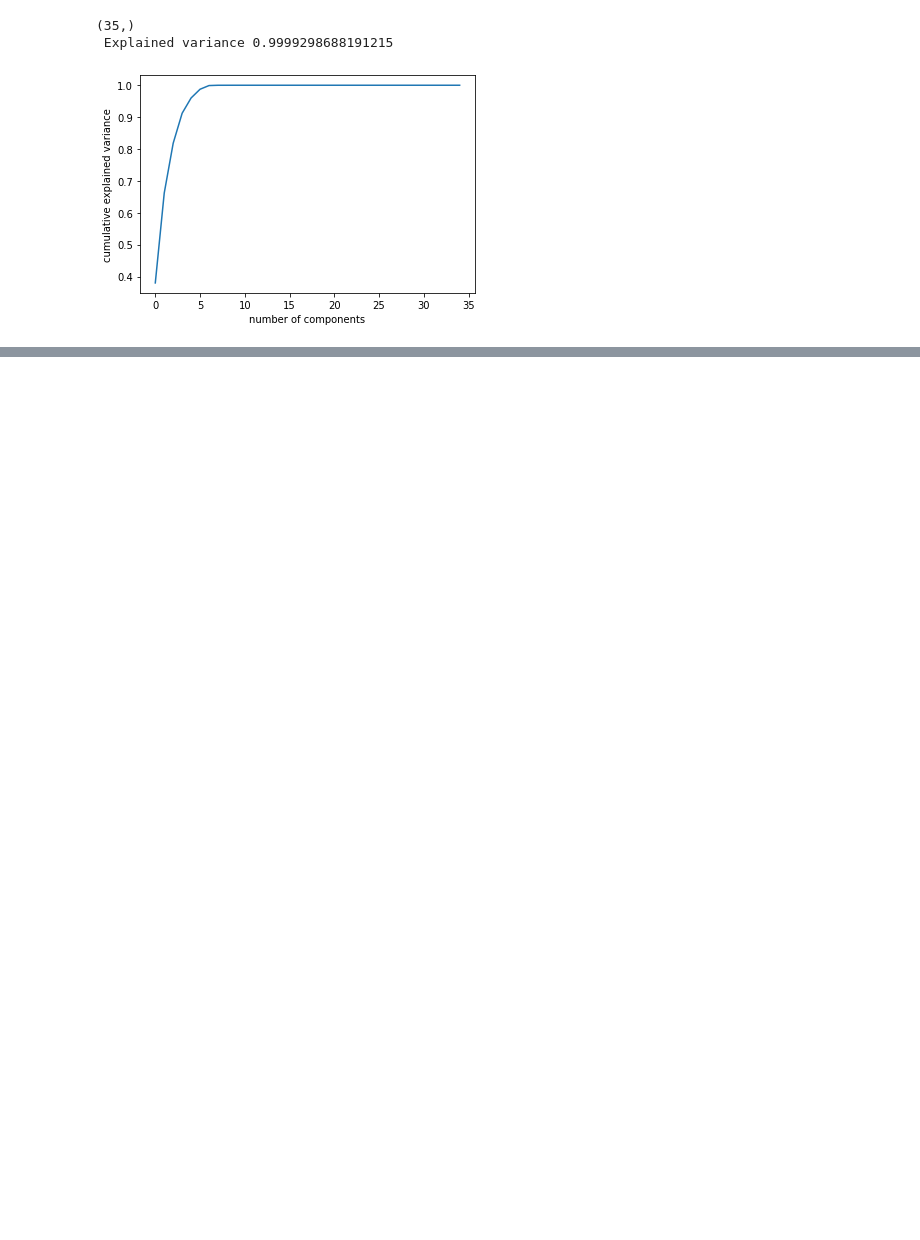
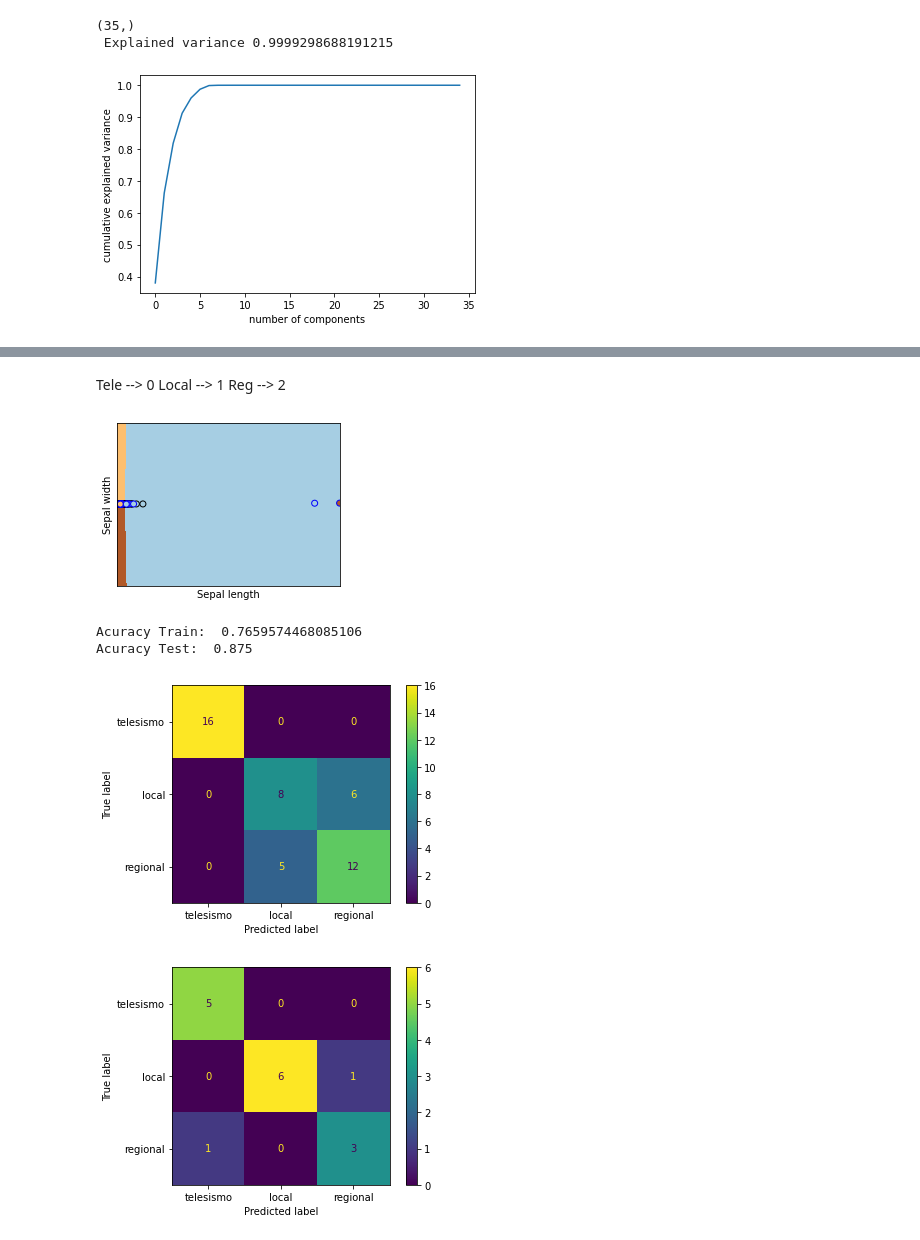
Before and after one commit to MyFirstVlog/miniProyecto-2-ts3, a Jupyter notebook: MiniProyecto2.ipynb, the cells around one changed output, grey strips where cells are left out. Saved outputs shown, nothing was run; the diff lists cells and outputs as text; code cells hidden in the pictures; blank space fills up the shorter version.

```diff
--- a/MiniProyecto2.ipynb
+++ b/MiniProyecto2.ipynb
@@ -77,0 +95,78 @@ plt.colorbar();
+# %% [markdown]
+Tele --> 0
+Local --> 1
+Reg --> 2
+# %%
+from sklearn.utils.validation import check_random_state
+import numpy as np
+import matplotlib.pyplot as plt
+from sklearn.linear_model import LogisticRegression
+from sklearn.model_selection import train_test_split
+from sklearn import datasets
+
+# importemos algunos datos
+X = dataSismo[:, 2:4]  # Tomemos como ejemplo las primeras dos dimensiones.
+Y = Tags
+
+# Dividimos el conjunto de datos en Entrenamiento y Test
+X_train, X_test, y_train, y_test = train_test_split(X, Y, random_state = 123)
+
+
+# Creamos un modelo de Regresión Logística para Clasificación y entrenamos los datos
+logreg = LogisticRegression(C=1e5)
+logreg.fit(X_train, y_train)
+
+# Graficamos la superficie de decisión. Para ellos, asignaremos a cada color
+# un punto en la malla [x_min, x_max]x[y_min, y_max].
+x_min, x_max = X[:, 0].min() - .5, X[:, 0].max() + .5
+y_min, y_max = X[:, 1].min() - .5, X[:, 1].max() + .5
+h = .02  # tamaño del paso en la malla
+xx, yy = np.meshgrid(np.arange(x_min, x_max, h), np.arange(y_min, y_max, h))
+Z = logreg.predict(np.c_[xx.ravel(), yy.ravel()])
+
+# Se grafican los resultados en regioes de colores
+Z = Z.reshape(xx.shape)
+plt.figure(1, figsize=(4, 3))
+plt.pcolormesh(xx, yy, Z, cmap=plt.cm.Paired)
+
+# Se grafican también los datos de entrenamiento
+plt.scatter(X_train[:, 0], X_train[:, 1], c=y_train, edgecolors='k', cmap=plt.cm.Paired)
+plt.scatter(X_test[:, 0], X_test[:, 1], c=y_test, edgecolors='b', cmap=plt.cm.Paired)
+plt.xlabel('Sepal length')
+plt.ylabel('Sepal width')
+
+plt.xlim(xx.min(), xx.max())
+plt.ylim(yy.min(), yy.max())
+plt.xticks(())
+plt.yticks(())
+
+plt.show()
+
+
+# Luego evaluamos el desempeño del clasificador tanto en entrenamiento cómo en test
+from sklearn.metrics import accuracy_score, confusion_matrix, ConfusionMatrixDisplay
+
+Acc_train = accuracy_score(y_train, logreg.predict(X_train))
+cMat_train = confusion_matrix(y_train, logreg.predict(X_train))
+
+Acc_test = accuracy_score(y_test, logreg.predict(X_test))
+cMat_test = confusion_matrix(y_test, logreg.predict(X_test))
+
+
+print('Acuracy Train: ',Acc_train)
+print('Acuracy Test: ',Acc_test)
+
+ax1 = ConfusionMatrixDisplay(cMat_train, display_labels=['telesismo','local','regional'])
+ax1.plot()
+plt.show()
+
+
+ax2 = ConfusionMatrixDisplay(cMat_test, display_labels=['telesismo','local','regional'])
+ax2.plot()
+plt.show()
+# %% [output]
+[figure, added]
+Acuracy Train:  0.7659574468085106
+Acuracy Test:  0.875
+[figure, added]
+[figure, added]
```
Also changed, not shown: parts of 9 cells of this notebook.
